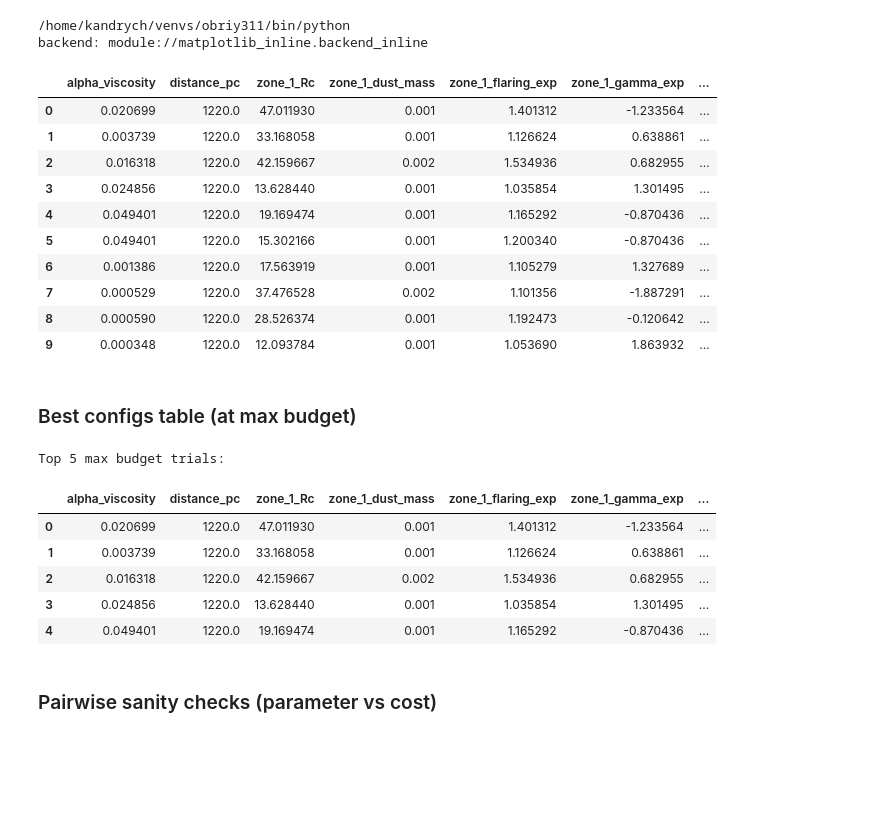
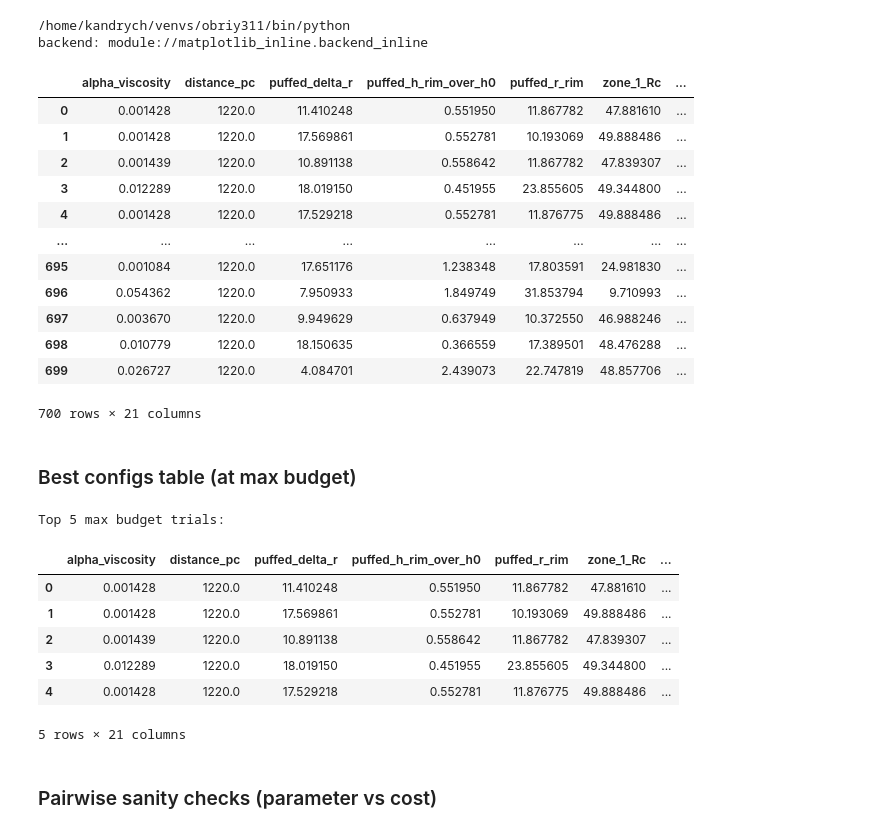
Before and after one commit to kandrych/modelling_optimisation, a Jupyter notebook: scripts/after_optimisation.ipynb, the cells around one changed output. Cells and saved outputs as stored; diff of their text form; code cells hidden in the pictures; blank space fills up the shorter version.

```diff
--- a/scripts/after_optimisation.ipynb
+++ b/scripts/after_optimisation.ipynb
@@ -18,21 +18,23 @@ import matplotlib.pyplot as plt
 /home/kandrych/venvs/obriy311/bin/python
 backend: module://matplotlib_inline.backend_inline
 # %%
-df=pd.read_csv("/fred/oz061/kandrych/smac/test_new_features/after_optimisation/trials.csv")
-results_dir="/fred/oz061/kandrych/smac/test_new_features/after_optimisation/"
+df=pd.read_csv("/fred/oz061/kandrych/smac/20260414_sed_corner_plot/smac_results/trials.csv")
+results_dir="/fred/oz061/kandrych/smac/20260414_sed_corner_plot/smac_results/"
 df
 # %% [output]
-|  | alpha_viscosity | distance_pc | zone_1_Rc | zone_1_dust_mass | zone_1_flaring_exp | zone_1_gamma_exp | ... |
-| 0 | 0.020699 | 1220.0 | 47.011930 | 0.001 | 1.401312 | -1.233564 | ... |
-| 1 | 0.003739 | 1220.0 | 33.168058 | 0.001 | 1.126624 | 0.638861 | ... |
-| 2 | 0.016318 | 1220.0 | 42.159667 | 0.002 | 1.534936 | 0.682955 | ... |
-| 3 | 0.024856 | 1220.0 | 13.628440 | 0.001 | 1.035854 | 1.301495 | ... |
-| 4 | 0.049401 | 1220.0 | 19.169474 | 0.001 | 1.165292 | -0.870436 | ... |
-| 5 | 0.049401 | 1220.0 | 15.302166 | 0.001 | 1.200340 | -0.870436 | ... |
-| 6 | 0.001386 | 1220.0 | 17.563919 | 0.001 | 1.105279 | 1.327689 | ... |
-| 7 | 0.000529 | 1220.0 | 37.476528 | 0.002 | 1.101356 | -1.887291 | ... |
-| 8 | 0.000590 | 1220.0 | 28.526374 | 0.001 | 1.192473 | -0.120642 | ... |
-| 9 | 0.000348 | 1220.0 | 12.093784 | 0.001 | 1.053690 | 1.863932 | ... |
+|  | alpha_viscosity | distance_pc | puffed_delta_r | puffed_h_rim_over_h0 | puffed_r_rim | zone_1_Rc | ... |
+| 0 | 0.001428 | 1220.0 | 11.410248 | 0.551950 | 11.867782 | 47.881610 | ... |
+| 1 | 0.001428 | 1220.0 | 17.569861 | 0.552781 | 10.193069 | 49.888486 | ... |
+| 2 | 0.001439 | 1220.0 | 10.891138 | 0.558642 | 11.867782 | 47.839307 | ... |
+| 3 | 0.012289 | 1220.0 | 18.019150 | 0.451955 | 23.855605 | 49.344800 | ... |
+| 4 | 0.001428 | 1220.0 | 17.529218 | 0.552781 | 11.876775 | 49.888486 | ... |
+| ... | ... | ... | ... | ... | ... | ... | ... |
+| 695 | 0.001084 | 1220.0 | 17.651176 | 1.238348 | 17.803591 | 24.981830 | ... |
+| 696 | 0.054362 | 1220.0 | 7.950933 | 1.849749 | 31.853794 | 9.710993 | ... |
+| 697 | 0.003670 | 1220.0 | 9.949629 | 0.637949 | 10.372550 | 46.988246 | ... |
+| 698 | 0.010779 | 1220.0 | 18.150635 | 0.366559 | 17.389501 | 48.476288 | ... |
+| 699 | 0.026727 | 1220.0 | 4.084701 | 2.439073 | 22.747819 | 48.857706 | ... |
+700 rows × 21 columns
 # %% [markdown]
 ### Best configs table (at max budget)
 # %%
@@ -42,12 +44,13 @@ top
 #top.to_csv(results_dir / "top5_maxbudget.csv", index=False)
 # %% [output]
 Top 5 max budget trials:
-|  | alpha_viscosity | distance_pc | zone_1_Rc | zone_1_dust_mass | zone_1_flaring_exp | zone_1_gamma_exp | ... |
-| 0 | 0.020699 | 1220.0 | 47.011930 | 0.001 | 1.401312 | -1.233564 | ... |
-| 1 | 0.003739 | 1220.0 | 33.168058 | 0.001 | 1.126624 | 0.638861 | ... |
-| 2 | 0.016318 | 1220.0 | 42.159667 | 0.002 | 1.534936 | 0.682955 | ... |
-| 3 | 0.024856 | 1220.0 | 13.628440 | 0.001 | 1.035854 | 1.301495 | ... |
-| 4 | 0.049401 | 1220.0 | 19.169474 | 0.001 | 1.165292 | -0.870436 | ... |
+|  | alpha_viscosity | distance_pc | puffed_delta_r | puffed_h_rim_over_h0 | puffed_r_rim | zone_1_Rc | ... |
+| 0 | 0.001428 | 1220.0 | 11.410248 | 0.551950 | 11.867782 | 47.881610 | ... |
+| 1 | 0.001428 | 1220.0 | 17.569861 | 0.552781 | 10.193069 | 49.888486 | ... |
+| 2 | 0.001439 | 1220.0 | 10.891138 | 0.558642 | 11.867782 | 47.839307 | ... |
+| 3 | 0.012289 | 1220.0 | 18.019150 | 0.451955 | 23.855605 | 49.344800 | ... |
+| 4 | 0.001428 | 1220.0 | 17.529218 | 0.552781 | 11.876775 | 49.888486 | ... |
+5 rows × 21 columns
 # %% [markdown]
 ### Pairwise sanity checks (parameter vs cost)
 # %%
```
Also changed, not shown: parts of 9 cells of this notebook.
